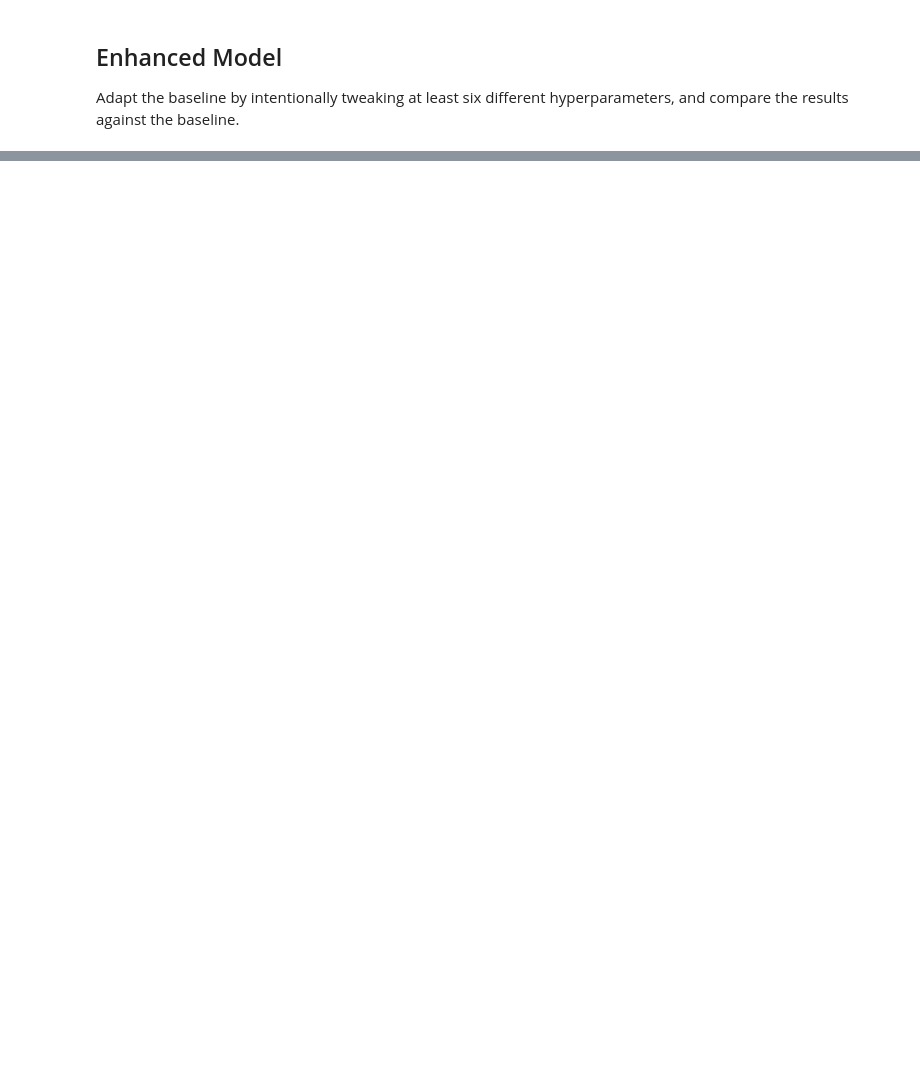
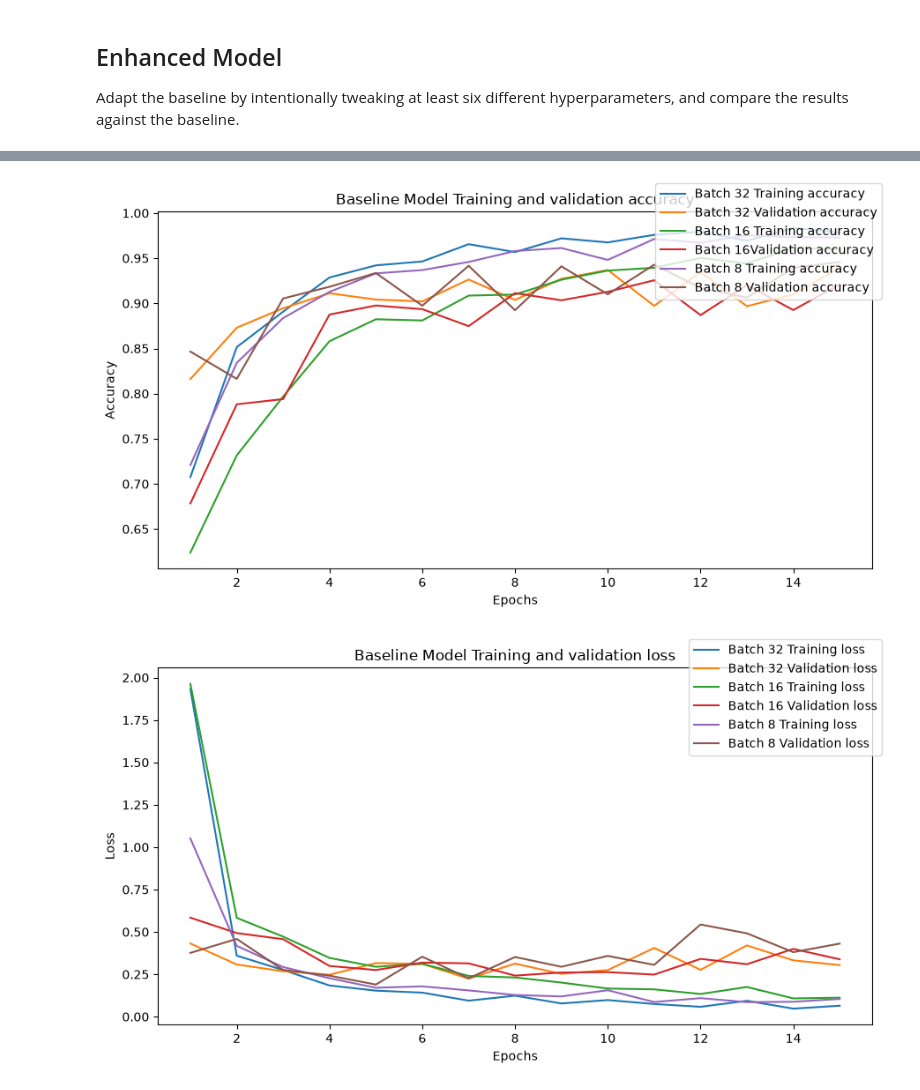
Before and after one commit to lordmana/Lung-and-Colon-Cancer-Classification, a Jupyter notebook: notebook/DL_Assignment_2026.ipynb, the cells around one changed output, grey strips where cells are left out. Saved outputs shown, nothing was run; the diff lists cells and outputs as text; code cells hidden in the pictures; blank space fills up the shorter version.

```diff
--- a/notebook/DL_Assignment_2026.ipynb
+++ b/notebook/DL_Assignment_2026.ipynb
@@ -435,3 +438,12 @@ plt.show()
 
 Adapt the baseline by intentionally tweaking at least six different hyperparameters, and
 compare the results against the baseline.
+# %%
+batch_size = 32
+batch_32_model = build_baseline_model()
+batch_32_hist = batch_32_model.fit(X_train,
+                          y_train,
+                          epochs=15,
+                          validation_data=(X_val, y_val),
+                          batch_size=batch_size,
+                          verbose=1)
@@ -437,0 +497,11 @@ compare the results against the baseline.
+# %%
+batch_size = 8
+
+batch_8_model = build_baseline_model()
+
+batch_8_hist = batch_8_model.fit(
+    X_train, y_train,
+    batch_size=batch_size,
+    epochs=15,
+    validation_data=(X_val, y_val),
+    verbose=1)
@@ -437,0 +526,35 @@ compare the results against the baseline.
+# %%
+history_32_dict = batch_32_hist.history
+acc32 = history_32_dict["accuracy"]
+val_accuracy32 = history_32_dict["val_accuracy"]
+loss32 = history_32_dict["loss"]
+val_loss32 = history_32_dict["val_loss"]
+
+history_16_dict = batch_16_hist.history
+acc16 = history_16_dict["accuracy"]
+val_accuracy16 = history_16_dict["val_accuracy"]
+loss16 = history_16_dict["loss"]
+val_loss16 = history_16_dict["val_loss"]
+
+history_8_dict = batch_8_hist.history
+acc8 = history_8_dict["accuracy"]
+val_accuracy8 = history_8_dict["val_accuracy"]
+loss8 = history_8_dict["loss"]
+val_loss8 = history_8_dict["val_loss"]
+
+plot_history(data_list=[acc32, val_accuracy32, acc16, val_accuracy16, acc8, val_accuracy8],
+            label_list=['Batch 32 Training accuracy', 'Batch 32 Validation accuracy',
+                        'Batch 16 Training accuracy', 'Batch 16Validation accuracy',
+                        'Batch 8 Training accuracy', 'Batch 8 Validation accuracy'],
+            title='Baseline Model Training and validation accuracy',
+            y_label='Accuracy')
+
+plot_history(data_list=[loss32, val_loss32, loss16, val_loss16, loss8, val_loss8],
+            label_list=['Batch 32 Training loss', 'Batch 32 Validation loss',
+                        'Batch 16 Training loss', 'Batch 16 Validation loss',
+                        'Batch 8 Training loss', 'Batch 8 Validation loss'],
+            title='Baseline Model Training and validation loss',
+            y_label='Loss')
+# %% [output]
+[figure, added]
+[figure, added]
```
Also changed, not shown: parts of 19 cells of this notebook.
